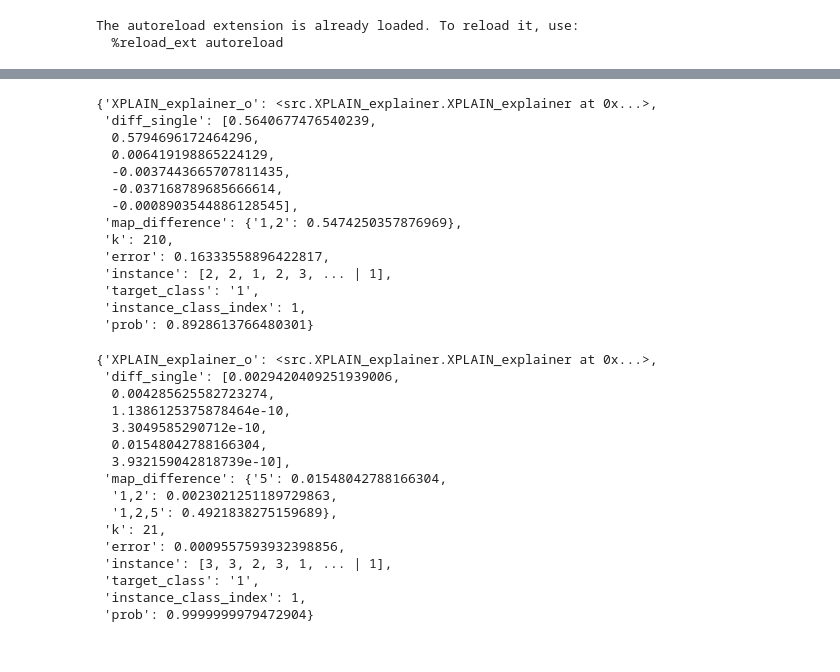
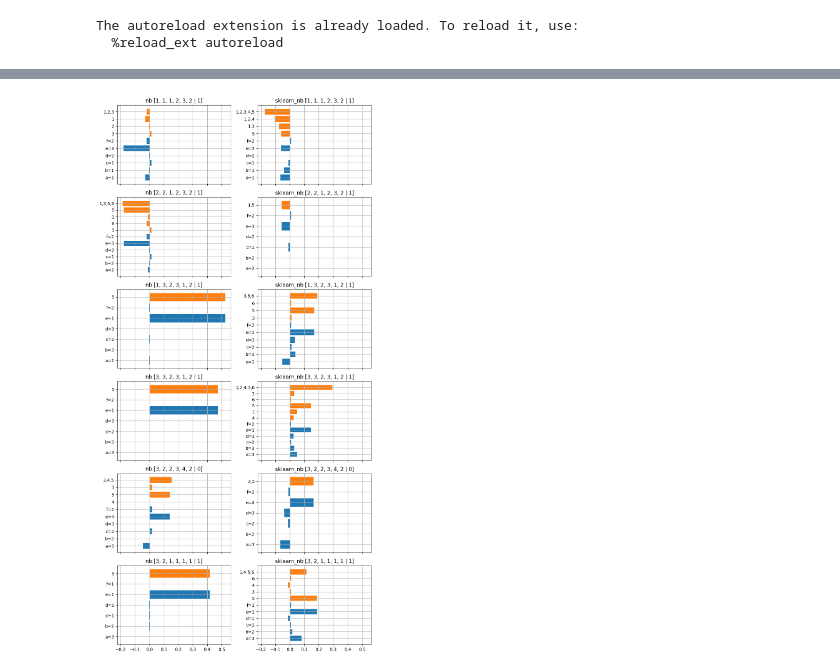
Before and after one commit to mrandri19/Internship-Project-X-PLAIN, a Jupyter notebook: Monks Tests.ipynb, the cells around one changed output, grey strips where cells are left out. Saved outputs shown, nothing was run; the diff lists cells and outputs as text; code cells hidden in the pictures.

Commit message:
Test more samples on monks

```diff
--- a/Monks Tests.ipynb
+++ b/Monks Tests.ipynb
@@ -7,11 +7,11 @@ The autoreload extension is already loaded. To reload it, use:
 # %%
 from os.path import join
 import warnings
+import matplotlib.pyplot as plt
 
 from src import DEFAULT_DIR
 from src.XPLAIN_explainer import XPLAIN_explainer
 from src.XPLAIN_explanation import XPLAIN_explanation
-
 
 def get_explanation(dataset_name: str, classifier_name: str, instance_id: int) -> XPLAIN_explanation:
     explainer = XPLAIN_explainer(dataset_name, classifier_name, random_explain_dataset=True)
@@ -21,12 +21,10 @@ def get_explanation(dataset_name: str, classifier_name: str, instance_id: int) -
     return explainer.explain_instance(instance, target_class=target_class)
 
 def get_data():
-    nn0 = get_explanation(join(DEFAULT_DIR, "datasets/monks.arff"), "nn", 0)
-    nn1 = get_explanation(join(DEFAULT_DIR, "datasets/monks.arff"), "nn", 1)
-    nn3 = get_explanation(join(DEFAULT_DIR, "datasets/monks.arff"), "nn", 3)
-    return nn0, nn1, nn3
+    es = [get_explanation(join(DEFAULT_DIR, "datasets/monks.arff"), clf, i) for i in range(6) for clf in ['nb','sklearn_nb']]
+    return es
 # %%
 with warnings.catch_warnings():
     warnings.filterwarnings("ignore")
-    nn0, nn1, nn3 = get_data()
+    es = get_data()
 # %% [output]
@@ -67,36 +48,24 @@ nn0.__dict__
-# %%
-nn1.__dict__
-# %% [output]
-{'XPLAIN_explainer_o': <src.XPLAIN_explainer.XPLAIN_explainer at 0x...>,
- 'diff_single': [0.5640677476540239,
-  0.5794696172464296,
-  0.006419198865224129,
-  -0.0037443665707811435,
-  -0.037168789685666614,
-  -0.0008903544886128545],
- 'map_difference': {'1,2': 0.5474250357876969},
- 'k': 210,
- 'error': 0.16333558896422817,
- 'instance': [2, 2, 1, 2, 3, ... | 1],
- 'target_class': '1',
- 'instance_class_index': 1,
- 'prob': 0.8928613766480301}
-# %%
-nn3.__dict__
-# %% [output]
-{'XPLAIN_explainer_o': <src.XPLAIN_explainer.XPLAIN_explainer at 0x...>,
- 'diff_single': [0.0029420409251939006,
-  0.004285625582723274,
-  1.1386125375878464e-10,
-  3.3049585290712e-10,
-  0.01548042788166304,
-  3.932159042818739e-10],
- 'map_difference': {'5': 0.01548042788166304,
-  '1,2': 0.0023021251189729863,
-  '1,2,5': 0.4921838275159689},
- 'k': 21,
- 'error': 0.0009557593932398856,
- 'instance': [3, 3, 2, 3, 1, ... | 1],
- 'target_class': '1',
- 'instance_class_index': 1,
- 'prob': 0.9999999979472904}
+# %%
+def plot(es):
+    plt.rcParams['figure.figsize'] = [9, 18]
+    plt.rcParams['figure.dpi'] = 100
+
+    fig, axes = plt.subplots(6,2, sharex=True, sharey=False)
+
+    for ax,e in zip(list(axes.ravel()), es):
+        names = [f"{v.variable.name}={v}" for v in list(e.instance.values())[:-1]] + list(e.map_difference.keys())
+        differences = e.diff_single + list(e.map_difference.values())
+        ax.barh(names,differences,color=['C0'] * len(list(e.instance.values())[:-1]) + ['C1'] * len(e.map_difference.keys()))
+        ax.grid(True)
+
+    for ax,t in zip(
+        list(axes.ravel()),
+        es):
+        xp = t.XPLAIN_explainer_o
+        ax.set_title(f"{xp.classifier_name} {t.instance}")
+
+    fig.tight_layout()
+
+plot(es)
+# %% [output]
+[figure, added]
```
Also changed, not shown: parts of 2 cells of this notebook.
